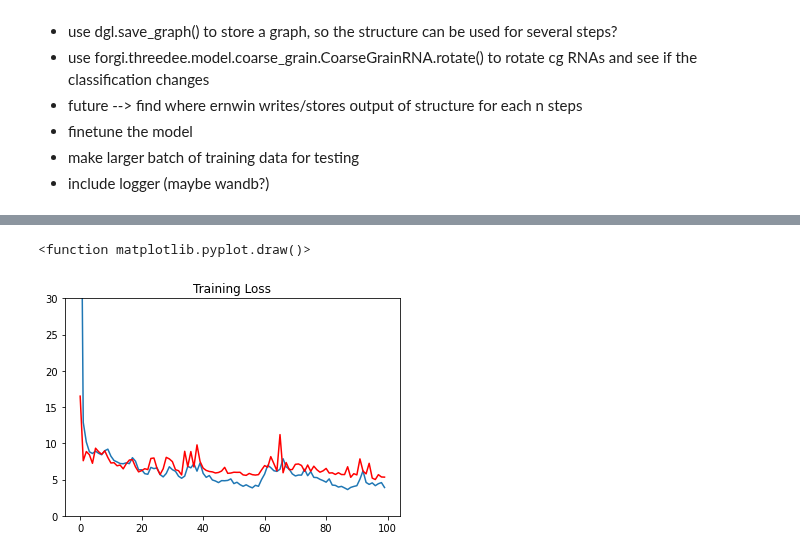
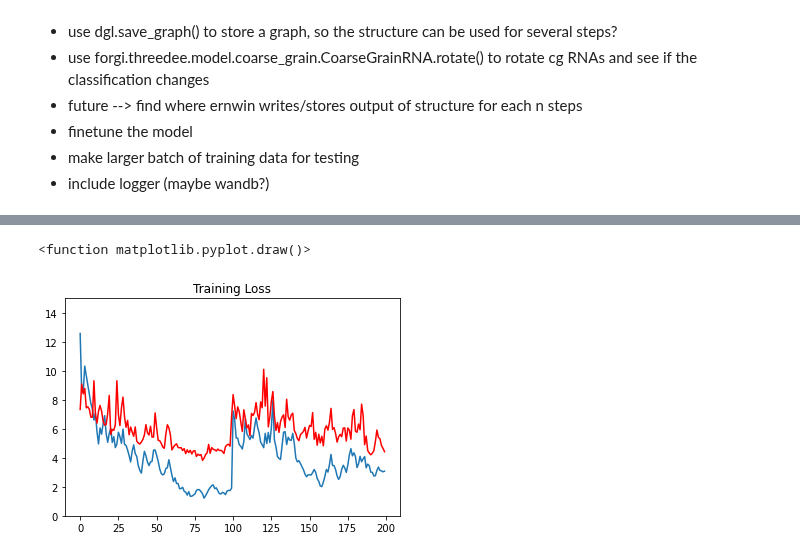
Before and after one commit to milang9/3d_classifier, a Jupyter notebook: 3d_classifier.ipynb, the cells around one changed output, grey strips where cells are left out. Drawn from its saved outputs; the diff is of its cells as text; code cells hidden in the pictures.

```diff
--- a/3d_classifier.ipynb
+++ b/3d_classifier.ipynb
@@ -261,7 +259,7 @@ class CG_Classifier(th.nn.Module):
         self.c = 0
         super(CG_Classifier, self).__init__()
 
-        self.conv1 = dglnn.TAGConv(6, 200, k=2, activation=F.relu)
+        self.conv1 = dglnn.TAGConv(6, 200, k=2, activation=F.relu) #add dropout rates!
         self.conv2 = dglnn.TAGConv(200, 150, k=2, activation=F.relu)
         self.conv3 = dglnn.TAGConv(150, 100, k=2, activation=F.relu)
         self.conv4 = dglnn.TAGConv(100, 50, k=2, activation=F.relu)
@@ -271,9 +269,9 @@ class CG_Classifier(th.nn.Module):
         self.sage_conv2 = dglnn.SAGEConv(60, 50, 'pool')
         self.sage_conv3 = dglnn.SAGEConv(50, 40, 'pool')
         self.sage_conv4 = dglnn.SAGEConv(40, 30, 'pool')
-        self.sage_conv5 = dglnn.SAGEConv(30, 20, 'pool')
+        self.sage_conv5 = dglnn.SAGEConv(30, 10, 'pool')
 
-        self.readout = dglnn.GlobalAttentionPooling(th.nn.Linear(20, 1)) #dglnn.Set2Set(15, 3, 3)
+        self.readout = dglnn.Set2Set(10, 3, 3) #dglnn.GlobalAttentionPooling(th.nn.Linear(20, 1)) #
 
         self.classify = th.nn.Sequential(
             th.nn.Linear(20, 512),
@@ -335,10 +333,10 @@ model = CG_Classifier(
     num_features=3 #len(graph.ndata)
 )
 
-opt = th.optim.Adam(model.parameters(), lr=3e-3)
+opt = th.optim.Adam(model.parameters(), lr=8e-4)
 model.train()
 #th.autograd.set_detect_anomaly(True)
-epochs = 100
+epochs = 200
 
 #val setup
 val_losses = []
@@ -378,6 +376,7 @@ for epoch in range(epochs):
 
     if epoch % 5 == 0:
         print("Epoch {}: Training loss {:.4f}, Validation loss {:.4f}".format(epoch, epoch_loss, val_loss))
+        # add save step for later evaluation!
 
 end = time.perf_counter()
 
@@ -387,6 +386,6 @@ print("Training took {:.2f} minutes".format((end - start)/60))
 plt.plot(epoch_losses)
 plt.plot(val_losses, 'r')
 plt.title("Training Loss")
-plt.ylim(ymax=30, ymin=0)
-plt.draw
+plt.ylim(ymax=15, ymin=0)
+plt.draw()
 # %% [output]
@@ -410,2 +409,2 @@ Training took 18.96 minutes
 <function matplotlib.pyplot.draw()>
-[figure, old version]
+[figure, new version]
```
Also changed, not shown: parts of 6 cells of this notebook, 1 other file.
